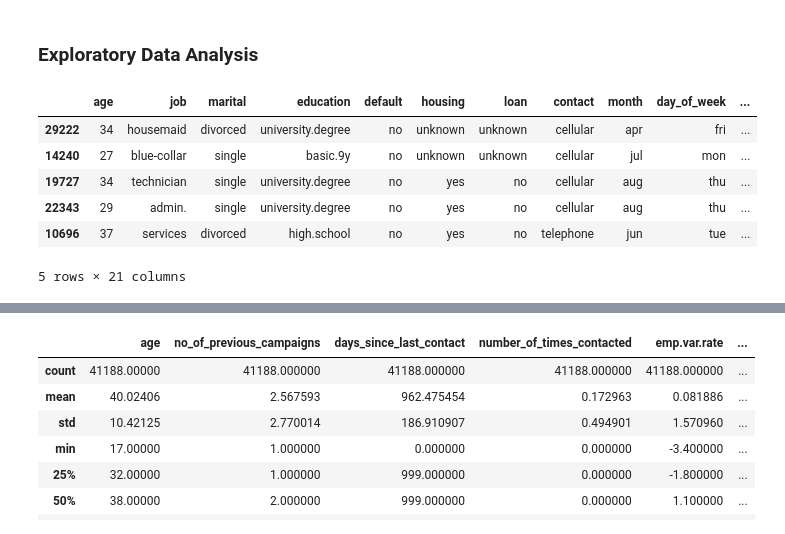
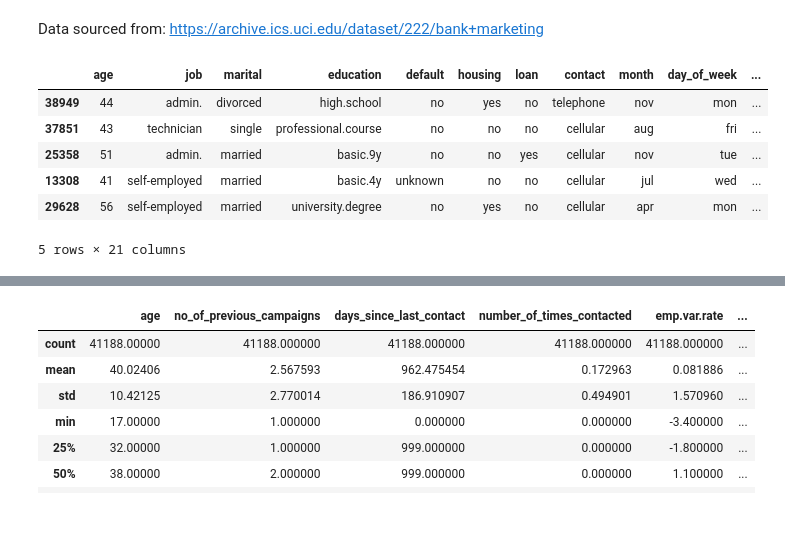
Before and after one commit to peterkchung/lead-scoring-basic, a Jupyter notebook: lead_scoring_0.1.ipynb, the cells around one changed output, grey strips where cells are left out. Saved outputs shown, nothing was run; the diff lists cells and outputs as text; code cells hidden in the pictures.

```diff
--- a/lead_scoring_0.1.ipynb
+++ b/lead_scoring_0.1.ipynb
@@ -1,3 +1,5 @@
+# %% [markdown]
+Data sourced from: https://archive.ics.uci.edu/dataset/222/bank+marketing
 # %%
 import pandas as pd
 import matplotlib.pyplot as plt
@@ -10,20 +12,19 @@ sns.set_theme(style="darkgrid")
 
 import warnings
 warnings.simplefilter(action='ignore', category=FutureWarning)
-# %% [markdown]
-### Exploratory Data Analysis
 # %%
-data = pd.read_csv('examples/LeadScoring/bank-additional-full.csv')
+### Exploratory Data Analysis
+data = pd.read_csv('data/bank-additional-full.csv',sep=";")
 
 df = data.copy()
 df.sample(5)
 # %% [output]
 |  | age | job | marital | education | default | housing | loan | contact | month | day_of_week | ... |
-| 29222 | 34 | housemaid | divorced | university.degree | no | unknown | unknown | cellular | apr | fri | ... |
-| 14240 | 27 | blue-collar | single | basic.9y | no | unknown | unknown | cellular | jul | mon | ... |
-| 19727 | 34 | technician | single | university.degree | no | yes | no | cellular | aug | thu | ... |
-| 22343 | 29 | admin. | single | university.degree | no | yes | no | cellular | aug | thu | ... |
-| 10696 | 37 | services | divorced | high.school | no | yes | no | telephone | jun | tue | ... |
+| 38949 | 44 | admin. | divorced | high.school | no | yes | no | telephone | nov | mon | ... |
+| 37851 | 43 | technician | single | professional.course | no | no | no | cellular | aug | fri | ... |
+| 25358 | 51 | admin. | married | basic.9y | no | no | yes | cellular | nov | tue | ... |
+| 13308 | 41 | self-employed | married | basic.4y | unknown | no | no | cellular | jul | wed | ... |
+| 29628 | 56 | self-employed | married | university.degree | no | yes | no | cellular | apr | mon | ... |
 5 rows × 21 columns
 # %%
 df.info()
```
Also changed, not shown: parts of 7 cells of this notebook.
